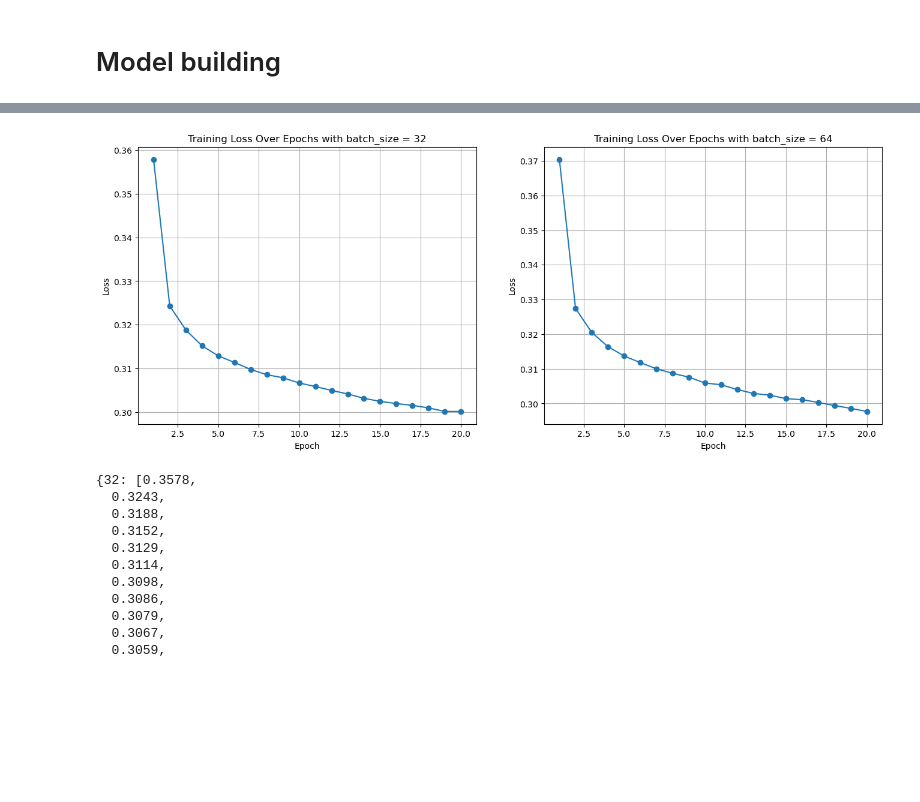
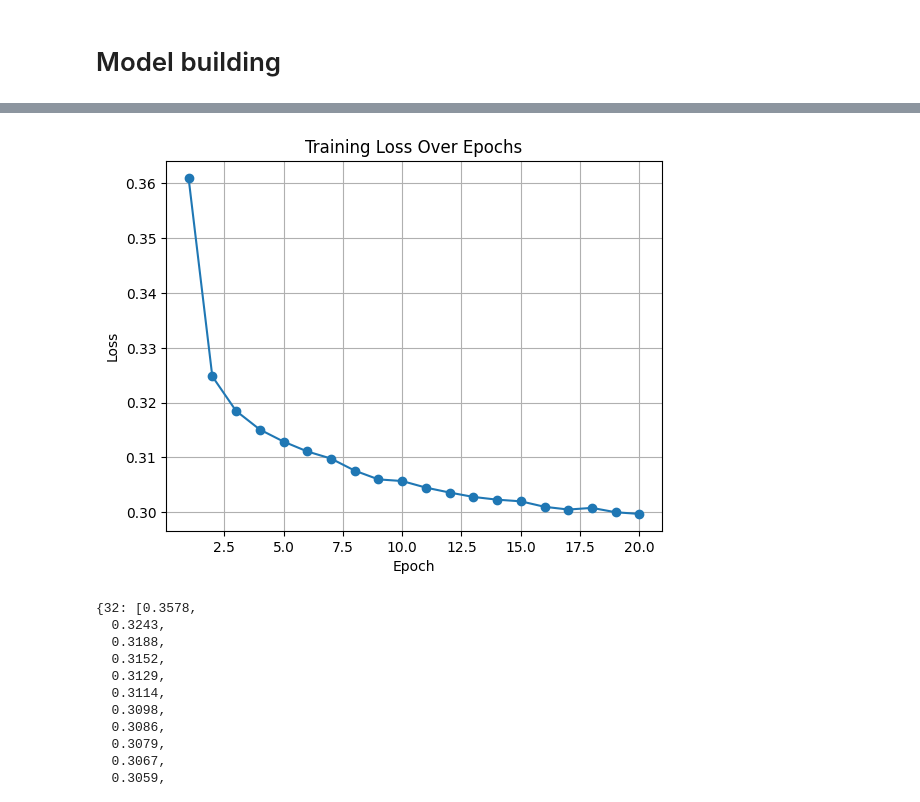
Before and after one commit to ReadingHui/tabular-playground-s4e10-loan-approval, a Jupyter notebook: loan-approval-pytorch.ipynb, the cells around one changed output, grey strips where cells are left out. Drawn from its saved outputs; the diff is of its cells as text; code cells hidden in the pictures; blank space fills up the shorter version.

```diff
--- a/loan-approval-pytorch.ipynb
+++ b/loan-approval-pytorch.ipynb
@@ -29,6 +41,14 @@ Using cpu device
 # %% [markdown]
 # Global Variables
 # %%
+# In Google Colab
+train_path = '/content/tabular-playground-s4e10-loan-approval/train.csv'
+test_path = '/content/tabular-playground-s4e10-loan-approval/test.csv'
+
+# In Local machine
+# train_path = 'train.csv'
+# test_path = 'test.csv'
+
 random_state = 1048576
 target = 'loan_status'
 cat_features = [
@@ -127,10 +167,8 @@ class BinaryClassificationNN(nn.Module):
         self.loss_list = []
 
         # Initialize data_laoder
-        X = X.copy()
-        y = y.copy()
-        X = torch.tensor(X.values, dtype=torch.float32)
-        y = torch.tensor(y.values, dtype=torch.float32)
+        X = X.clone()
+        y = y.clone()
         data_tensor = data_utils.TensorDataset(X, y)
         data_loader = data_utils.DataLoader(dataset = data_tensor, batch_size=batch_size, shuffle=shuffle)
 
@@ -151,8 +189,10 @@ class BinaryClassificationNN(nn.Module):
 
                 batch_loss.append(loss.item())
 
-                if verbose > 1 and batch_idx % (X.shape[0] // batch_size // 10) == 0:
-                    print(f"Epoch [{epoch+1}/{num_epochs}], Batch [{batch_idx}], Loss: {loss.item():.4f}") # Printing loss
+                if verbose > 1:
+                    print_freq = num_epochs // 10
+                    if batch_idx % print_freq == 0:
+                        print(f"Epoch [{epoch+1}/{num_epochs}], Batch [{batch_idx}], Loss: {loss.item():.4f}") # Printing loss
                 elif verbose == 1 and batch_idx == len(data_loader) - 1:
                     print(f"Epoch [{epoch+1}/{num_epochs}], Average Loss: {round(sum(batch_loss) / len(batch_loss), 4)}") # Printing loss
 
@@ -202,22 +251,30 @@ Epoch [20/20], Average Loss: 0.2977
 # %%
 num_epochs = 20
 
-_, axes = plt.subplots(nrows=1, ncols=2, figsize=(8 * 2, 6 * 1))
-axes[0].plot(range(1, num_epochs+1), loss_hist[32], marker='o')
-axes[0].set_title('Training Loss Over Epochs with batch_size = 32')
-axes[0].set_xlabel('Epoch')
-axes[0].set_ylabel('Loss')
-axes[0].grid(True)
 
-axes[1].plot(range(1, num_epochs+1), loss_hist[64], marker='o')
-axes[1].set_title('Training Loss Over Epochs with batch_size = 64')
-axes[1].set_xlabel('Epoch')
-axes[1].set_ylabel('Loss')
-axes[1].grid(True)
+plt.plot(range(1, num_epochs+1), loss_hist, marker='o')
+plt.title('Training Loss Over Epochs')
+plt.xlabel('Epoch')
+plt.ylabel('Loss')
+plt.grid(True)
+plt.show()
+
+# _, axes = plt.subplots(nrows=1, ncols=2, figsize=(8 * 2, 6 * 1))
+# axes[0].plot(range(1, num_epochs+1), loss_hists[32], marker='o')
+# axes[0].set_title('Training Loss Over Epochs with batch_size = 32')
+# axes[0].set_xlabel('Epoch')
+# axes[0].set_ylabel('Loss')
+# axes[0].grid(True)
+
+# axes[1].plot(range(1, num_epochs+1), loss_hists[64], marker='o')
+# axes[1].set_title('Training Loss Over Epochs with batch_size = 64')
+# axes[1].set_xlabel('Epoch')
+# axes[1].set_ylabel('Loss')
+# axes[1].grid(True)
 
 plt.show()
 # %% [output]
-[figure, old version]
+[figure, new version]
 # %%
 loss_hist
 # %% [output]
```
Also changed, not shown: parts of 5 cells of this notebook.
